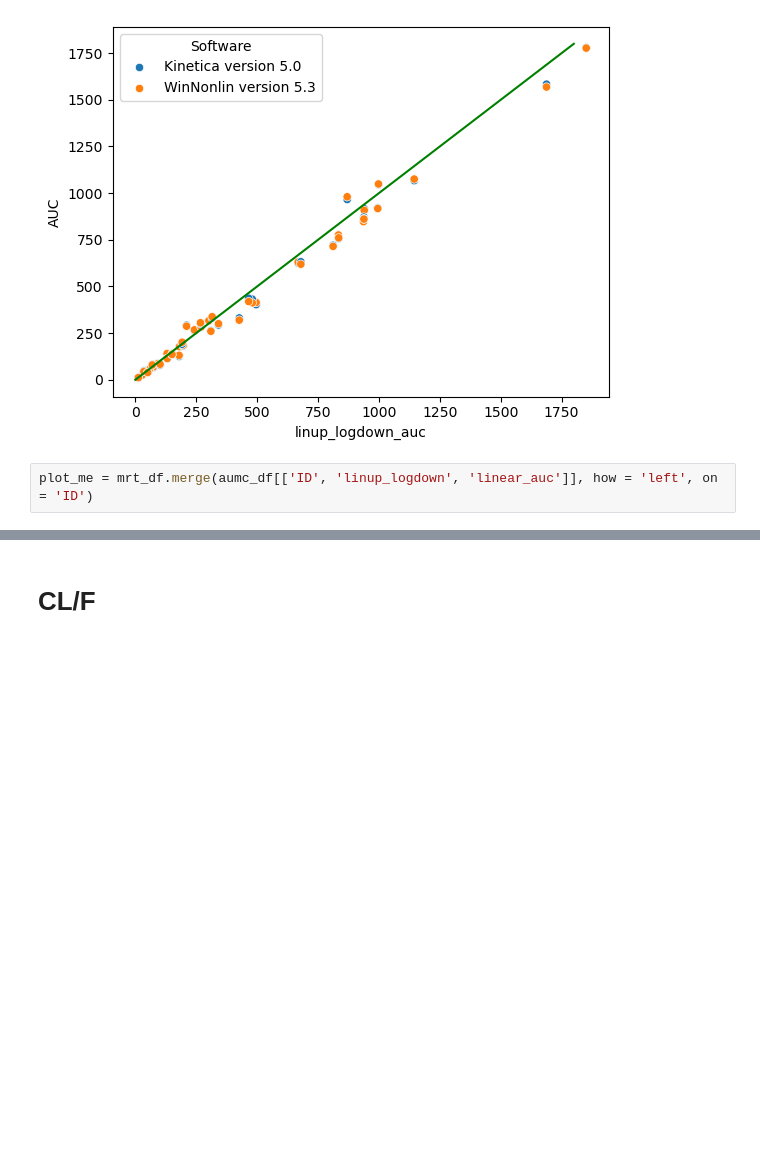
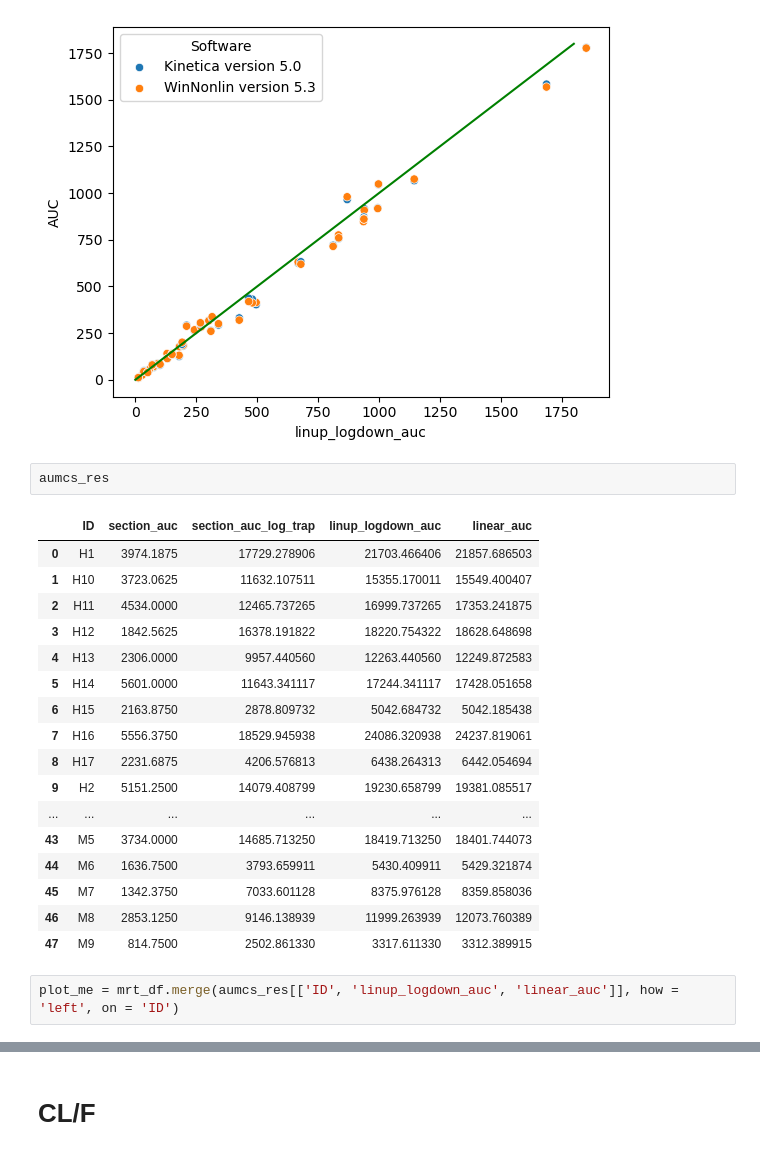
Before and after one commit to kelleyjbrady/NiceODE, a Jupyter notebook: NCA_demo.ipynb, the cells around one changed output, grey strips where cells are left out. Drawn from its saved outputs; the diff is of its cells as text; blank space fills up the shorter version.

```diff
--- a/NCA_demo.ipynb
+++ b/NCA_demo.ipynb
@@ -301,8 +283,28 @@ plt.plot(np.linspace(0,1800, 10), np.linspace(0,1800, 10), color = 'green')
 # %% [output]
 [<matplotlib.lines.Line2D at 0x...>]
 [figure]
+# %%
+aumcs_res
+# %% [output]
+|  | ID | section_auc | section_auc_log_trap | linup_logdown_auc | linear_auc |
+| 0 | H1 | 3974.1875 | 17729.278906 | 21703.466406 | 21857.686503 |
+| 1 | H10 | 3723.0625 | 11632.107511 | 15355.170011 | 15549.400407 |
+| 2 | H11 | 4534.0000 | 12465.737265 | 16999.737265 | 17353.241875 |
+| 3 | H12 | 1842.5625 | 16378.191822 | 18220.754322 | 18628.648698 |
+| 4 | H13 | 2306.0000 | 9957.440560 | 12263.440560 | 12249.872583 |
+| 5 | H14 | 5601.0000 | 11643.341117 | 17244.341117 | 17428.051658 |
+| 6 | H15 | 2163.8750 | 2878.809732 | 5042.684732 | 5042.185438 |
+| 7 | H16 | 5556.3750 | 18529.945938 | 24086.320938 | 24237.819061 |
+| 8 | H17 | 2231.6875 | 4206.576813 | 6438.264313 | 6442.054694 |
+| 9 | H2 | 5151.2500 | 14079.408799 | 19230.658799 | 19381.085517 |
+| ... | ... | ... | ... | ... | ... |
+| 43 | M5 | 3734.0000 | 14685.713250 | 18419.713250 | 18401.744073 |
+| 44 | M6 | 1636.7500 | 3793.659911 | 5430.409911 | 5429.321874 |
+| 45 | M7 | 1342.3750 | 7033.601128 | 8375.976128 | 8359.858036 |
+| 46 | M8 | 2853.1250 | 9146.138939 | 11999.263939 | 12073.760389 |
+| 47 | M9 | 814.7500 | 2502.861330 | 3317.611330 | 3312.389915 |
 # %%
-plot_me = mrt_df.merge(aumc_df[['ID', 'linup_logdown', 'linear_auc']], how = 'left', on = 'ID')
+plot_me = mrt_df.merge(aumcs_res[['ID', 'linup_logdown_auc', 'linear_auc']], how = 'left', on = 'ID')
 # %%
 sns.scatterplot(plot_me, x = 'linear_auc', y = 'AUMC', hue = 'Software')
 plt.plot(np.linspace(0,120000, 10), np.linspace(0,120000, 10), color = 'green')
```
Also changed, not shown: parts of 16 cells of this notebook, 1 other file.
